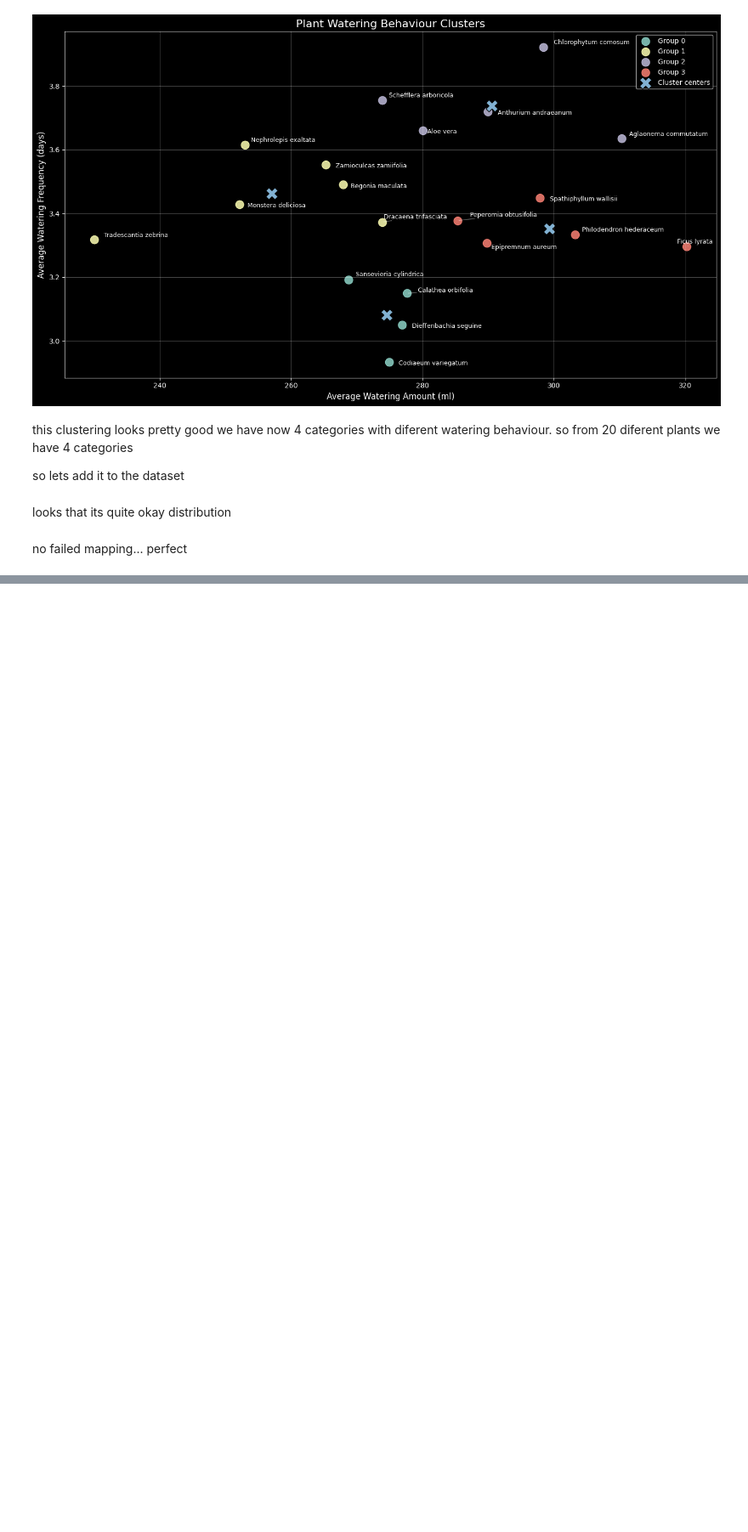
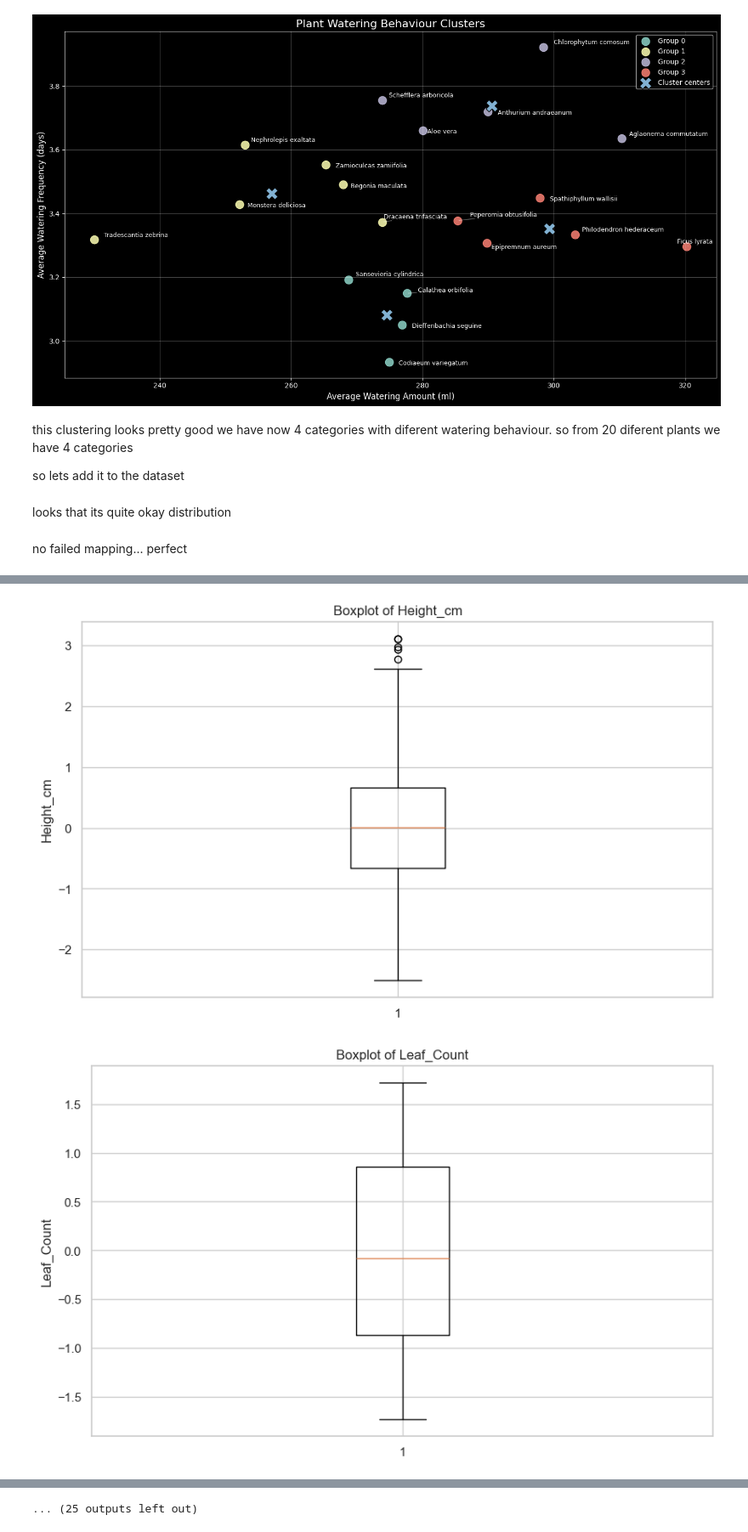
Before and after one commit to NancyNancy07/VIA_UrbanMicroFarm_MAL_Model, a Jupyter notebook: preproccess_samo.ipynb, the cells around one changed output, grey strips where cells are left out. Shown at 85% size. Saved outputs shown, nothing was run; the diff lists cells and outputs as text; code cells hidden in the pictures; blank space fills up the shorter version.

```diff
--- a/preproccess_samo.ipynb
+++ b/preproccess_samo.ipynb
@@ -11,11 +11,11 @@ For an overview of PyCharm, go to Help -> Learn IDE features or refer to [our do
 # %%
 import pandas as pd
 
-df = pd.read_csv("Indoor_Plant_Health_and_Growth_Factors.csv")
+df_clean = pd.read_csv("Indoor_Plant_Health_and_Growth_Factors.csv")
 
-print(df.head())
-print(df.shape)
-print(df.columns)
+print(df_clean.head())
+print(df_clean.shape)
+print(df_clean.columns)
 # %% [output]
                  Plant_ID  Height_cm  Leaf_Count  New_Growth_Count  \
 0  Sansevieria cylindrica      17.39          17                 8
@@ -88,7 +88,7 @@ columns_to_drop = [
     "Pest_Severity"
 ]
 # %%
-df_clean = df.drop(columns=columns_to_drop)
+df_clean = df_clean.drop(columns=columns_to_drop)
 
 print(df_clean.head())
 print(df_clean.info())
@@ -551,0 +588,11 @@ print("Duplicate rows:", df_model.duplicated().sum())
+# %%
+# boxplot each column of the X_full to check the skewness
+for col in X_full.columns:
+    plt.figure(figsize=(10, 6))
+    plt.boxplot(X_full[col])
+    plt.title(f'Boxplot of {col}')
+    plt.ylabel(col)
+    plt.show()
+# %% [output]
+[figure, added]
+[figure, added]
@@ -551,0 +609 @@ print("Duplicate rows:", df_model.duplicated().sum())
+... (25 outputs left out)
```
Also changed, not shown: parts of 6 cells of this notebook.
